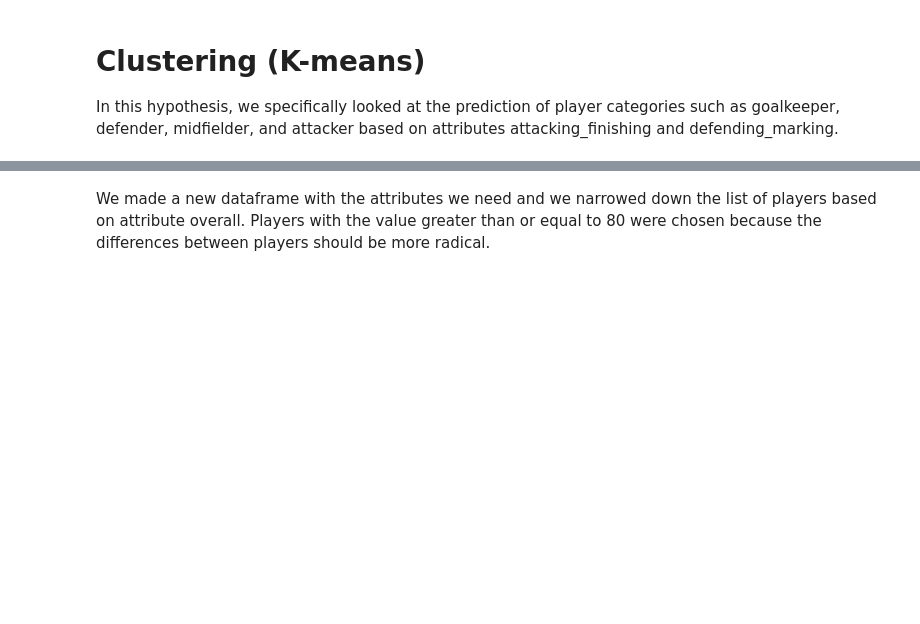
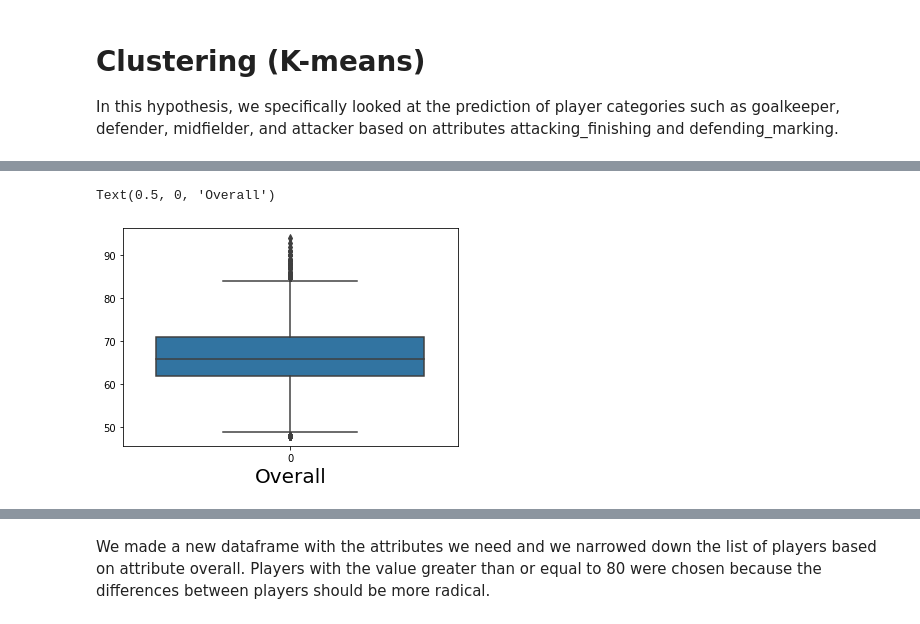
Before and after one commit to Patrik47/oznal, a Jupyter notebook: clustering.ipynb, the cells around one changed output, grey strips where cells are left out. Cells and saved outputs as stored; diff of their text form; code cells hidden in the pictures; blank space fills up the shorter version.

```diff
--- a/clustering.ipynb
+++ b/clustering.ipynb
@@ -16,0 +39,5 @@ In this hypothesis, we specifically looked at the prediction of player categorie
+# %%
+sea.boxplot(data=fifa_20_players.overall).set_xlabel('Overall',fontsize=20)
+# %% [output]
+Text(0.5, 0, 'Overall')
+[figure, added]
```
Also changed, not shown: parts of 6 cells of this notebook, 2 other files.
